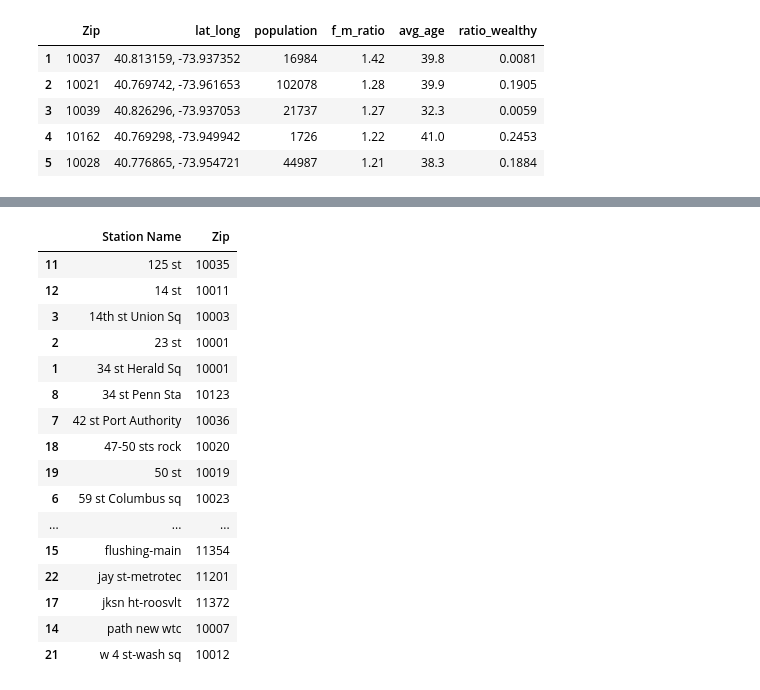
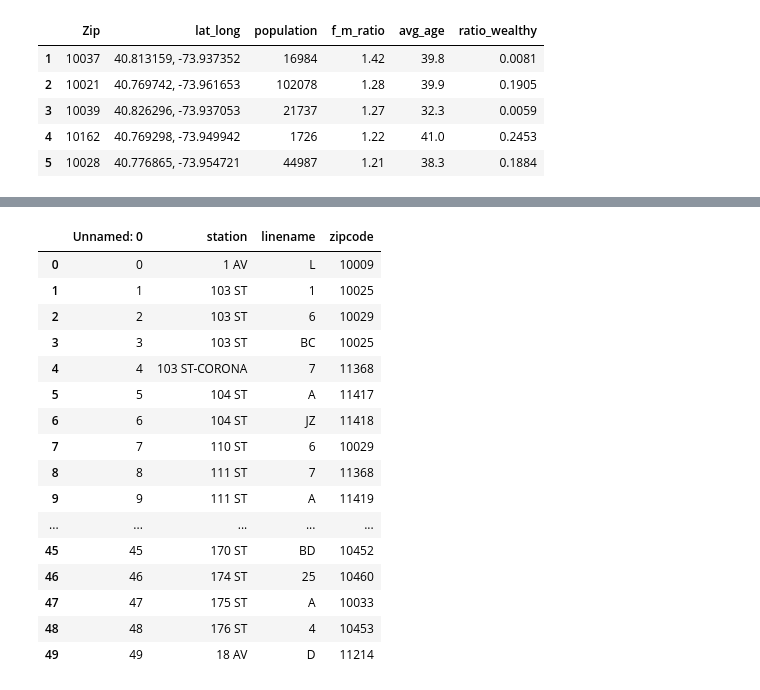
Before and after one commit to DimitriTheoharatos/ProjectBenson, a Jupyter notebook: MTA_EDA_Dimitri-v3.ipynb, the cells around one changed output, grey strips where cells are left out. Drawn from its saved outputs; the diff is of its cells as text; code cells hidden in the pictures.

Commit message:
applied new zipcode data to obtain top 5
New top 5/10/however many at the bottom of v3

```diff
--- a/MTA_EDA_Dimitri-v3.ipynb
+++ b/MTA_EDA_Dimitri-v3.ipynb
@@ -485,4 +485,5 @@ demographics.head()
 | 4 | 10162 | 40.769298, -73.949942 | 1726 | 1.22 | 41.0 | 0.2453 |
 | 5 | 10028 | 40.776865, -73.954721 | 44987 | 1.21 | 38.3 | 0.1884 |
 # %%
-link_df = pd.read_csv('BensonStations.csv')
+link_df = pd.read_csv('top50sta_zipcodesUpdated.csv')
+link_df.head()
@@ -550,24 +542,24 @@ AttributeError: 'list' object has no attribute 'describe'
 # %%
-link_df = link_df.sort_values(by='Station Name')
+link_df = link_df.sort_values(by='station')
 link_df
 # %% [output]
-|  | Station Name | Zip |
-| 11 | 125 st | 10035 |
-| 12 | 14 st | 10011 |
-| 3 | 14th st Union Sq | 10003 |
-| 2 | 23 st | 10001 |
-| 1 | 34 st Herald Sq | 10001 |
-| 8 | 34 st Penn Sta | 10123 |
-| 7 | 42 st Port Authority | 10036 |
-| 18 | 47-50 sts rock | 10020 |
-| 19 | 50 st | 10019 |
-| 6 | 59 st Columbus sq | 10023 |
-| ... | ... | ... |
-| 15 | flushing-main | 11354 |
-| 22 | jay st-metrotec | 11201 |
-| 17 | jksn ht-roosvlt | 11372 |
-| 14 | path new wtc | 10007 |
-| 21 | w 4 st-wash sq | 10012 |
+|  | Unnamed: 0 | station | linename | zipcode |
+| 0 | 0 | 1 AV | L | 10009 |
+| 1 | 1 | 103 ST | 1 | 10025 |
+| 2 | 2 | 103 ST | 6 | 10029 |
+| 3 | 3 | 103 ST | BC | 10025 |
+| 4 | 4 | 103 ST-CORONA | 7 | 11368 |
+| 5 | 5 | 104 ST | A | 11417 |
+| 6 | 6 | 104 ST | JZ | 11418 |
+| 7 | 7 | 110 ST | 6 | 10029 |
+| 8 | 8 | 111 ST | 7 | 11368 |
+| 9 | 9 | 111 ST | A | 11419 |
+| ... | ... | ... | ... | ... |
+| 45 | 45 | 170 ST | BD | 10452 |
+| 46 | 46 | 174 ST | 25 | 10460 |
+| 47 | 47 | 175 ST | A | 10033 |
+| 48 | 48 | 176 ST | 4 | 10453 |
+| 49 | 49 | 18 AV | D | 11214 |
 # %%
 link_df['station'] = top25
 link_df.head()
```
Also changed, not shown: parts of 17 cells of this notebook, 1 other file.
